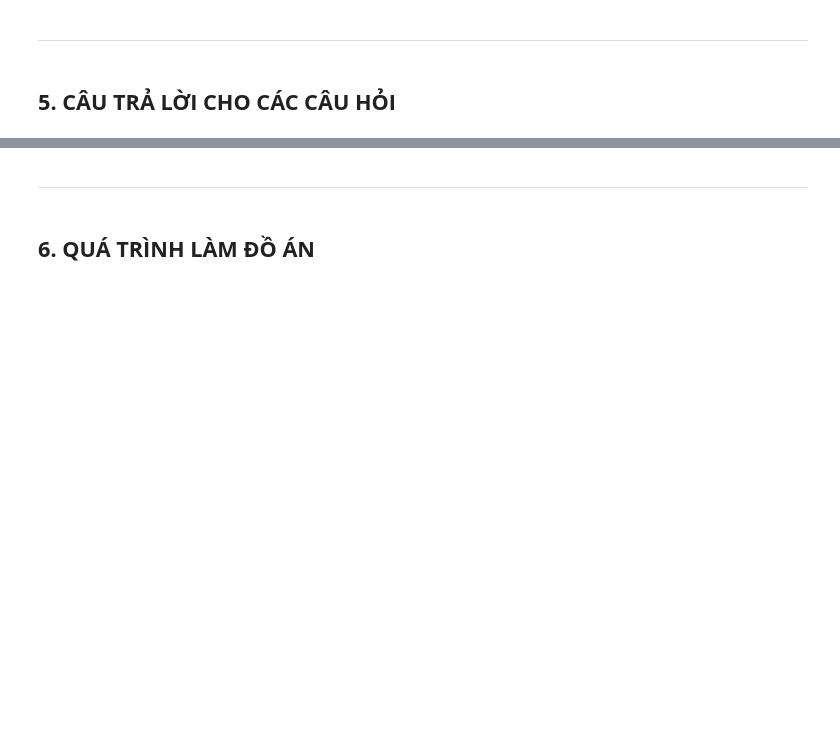
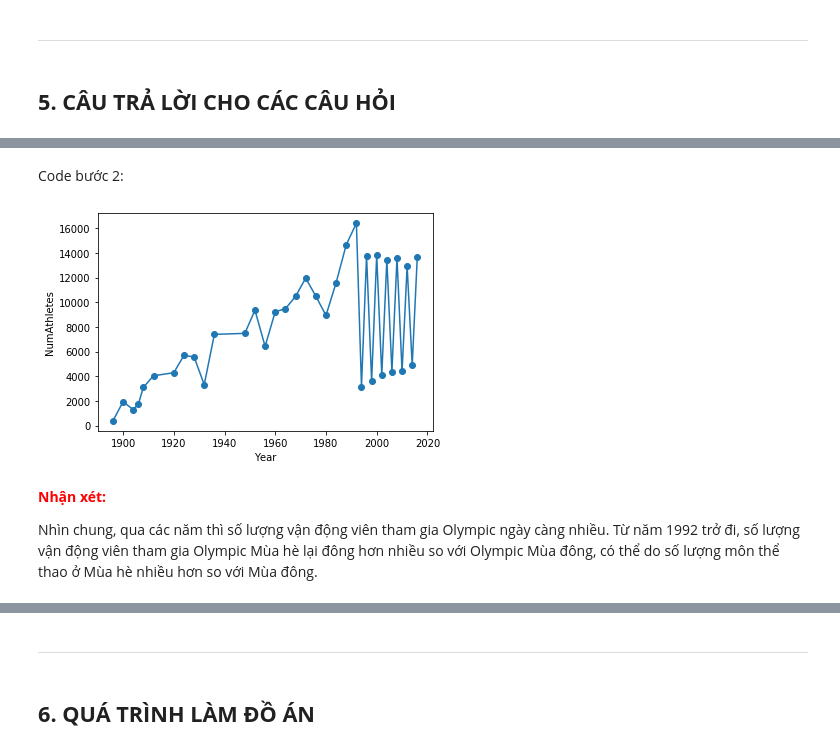
Before and after one commit to dtdung88/DSP-FinalProject, a Jupyter notebook: 1612908-DangTienDung.ipynb, the cells around one changed output, grey strips where cells are left out. Drawn from its saved outputs; the diff is of its cells as text; code cells hidden in the pictures; blank space fills up the shorter version.

Commit message:
Bổ sung ý nghĩa và trả lời các câu hỏi, thêm nhận xét

```diff
--- a/1612908-DangTienDung.ipynb
+++ b/1612908-DangTienDung.ipynb
@@ -217,0 +229,3 @@ Sau khi khám phá và hiểu hơn về dữ liệu, có một số câu hỏi c
+# %%
+num_athletes_each_year = athlete_df['Year'].value_counts().sort_index()
+num_athletes_each_year
@@ -217,0 +250,12 @@ Sau khi khám phá và hiểu hơn về dữ liệu, có một số câu hỏi c
+# %% [markdown]
+Code bước 2:
+# %%
+num_athletes_each_year.plot.line(marker = 'o')
+plt.xlabel('Year')
+plt.ylabel('NumAthletes');
+# %% [output]
+[figure, added]
+# %% [markdown]
+**<font color=red>Nhận xét:</font>**
+
+Nhìn chung, qua các năm thì số lượng vận động viên tham gia Olympic ngày càng nhiều. Từ năm 1992 trở đi, số lượng vận động viên tham gia Olympic Mùa hè lại đông hơn nhiều so với Olympic Mùa đông, có thể do số lượng môn thể thao ở Mùa hè nhiều hơn so với Mùa đông.
```
Also changed, not shown: parts of 16 cells of this notebook.
